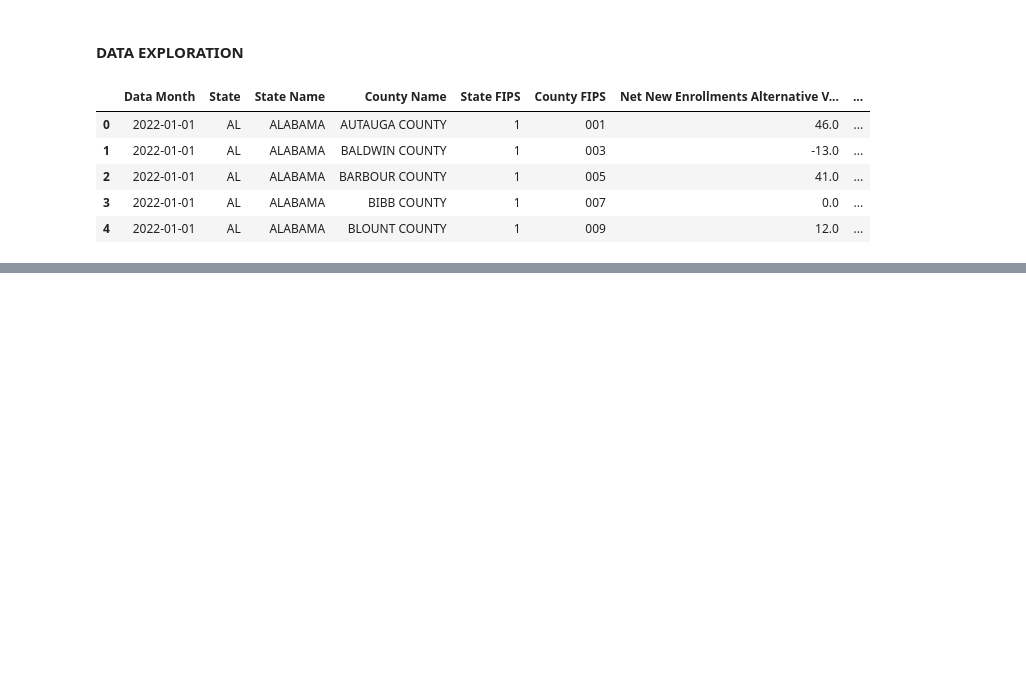
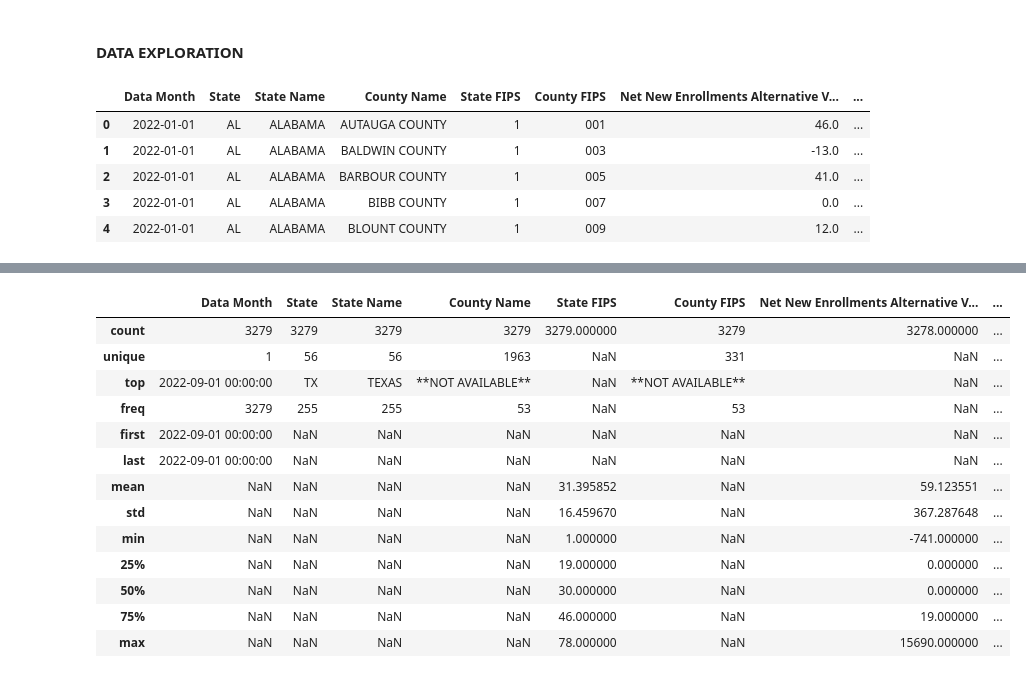
Before and after one commit to datakind/BDT_DataDive_Dec22, a Jupyter notebook: notebooks/ACP Uptake vs SNAP Uptake.ipynb, the cells around one changed output, grey strips where cells are left out. Saved outputs shown, nothing was run; the diff lists cells and outputs as text; code cells hidden in the pictures; blank space fills up the shorter version.

```diff
--- a/notebooks/ACP Uptake vs SNAP Uptake.ipynb
+++ b/notebooks/ACP Uptake vs SNAP Uptake.ipynb
@@ -30,0 +54,20 @@ acp.head()
+# %%
+#extract latest acp data (September 2022)
+aSep22 = acp[acp['Data Month']=='2022-09-01 00:00:00']
+# %%
+aSep22.describe(include='all')
+# %% [output]
+|  | Data Month | State | State Name | County Name | State FIPS | County FIPS | Net New Enrollments Alternative V... | ... |
+| count | 3279 | 3279 | 3279 | 3279 | 3279.000000 | 3279 | 3278.000000 | ... |
+| unique | 1 | 56 | 56 | 1963 | NaN | 331 | NaN | ... |
+| top | 2022-09-01 00:00:00 | TX | TEXAS | **NOT AVAILABLE** | NaN | **NOT AVAILABLE** | NaN | ... |
+| freq | 3279 | 255 | 255 | 53 | NaN | 53 | NaN | ... |
+| first | 2022-09-01 00:00:00 | NaN | NaN | NaN | NaN | NaN | NaN | ... |
+| last | 2022-09-01 00:00:00 | NaN | NaN | NaN | NaN | NaN | NaN | ... |
+| mean | NaN | NaN | NaN | NaN | 31.395852 | NaN | 59.123551 | ... |
+| std | NaN | NaN | NaN | NaN | 16.459670 | NaN | 367.287648 | ... |
+| min | NaN | NaN | NaN | NaN | 1.000000 | NaN | -741.000000 | ... |
+| 25% | NaN | NaN | NaN | NaN | 19.000000 | NaN | 0.000000 | ... |
+| 50% | NaN | NaN | NaN | NaN | 30.000000 | NaN | 0.000000 | ... |
+| 75% | NaN | NaN | NaN | NaN | 46.000000 | NaN | 19.000000 | ... |
+| max | NaN | NaN | NaN | NaN | 78.000000 | NaN | 15690.000000 | ... |
```
Also changed, not shown: parts of 24 cells of this notebook.
